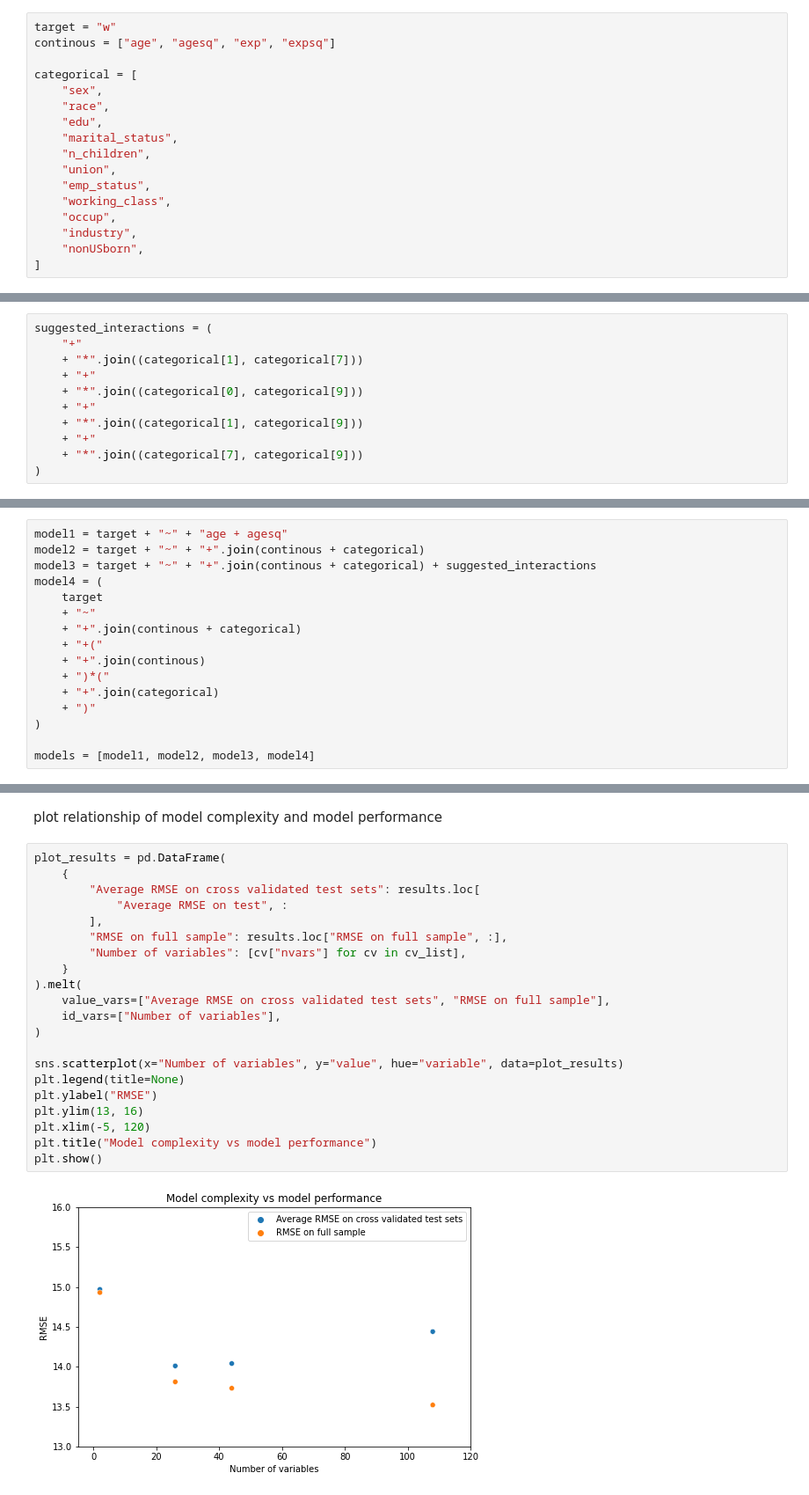
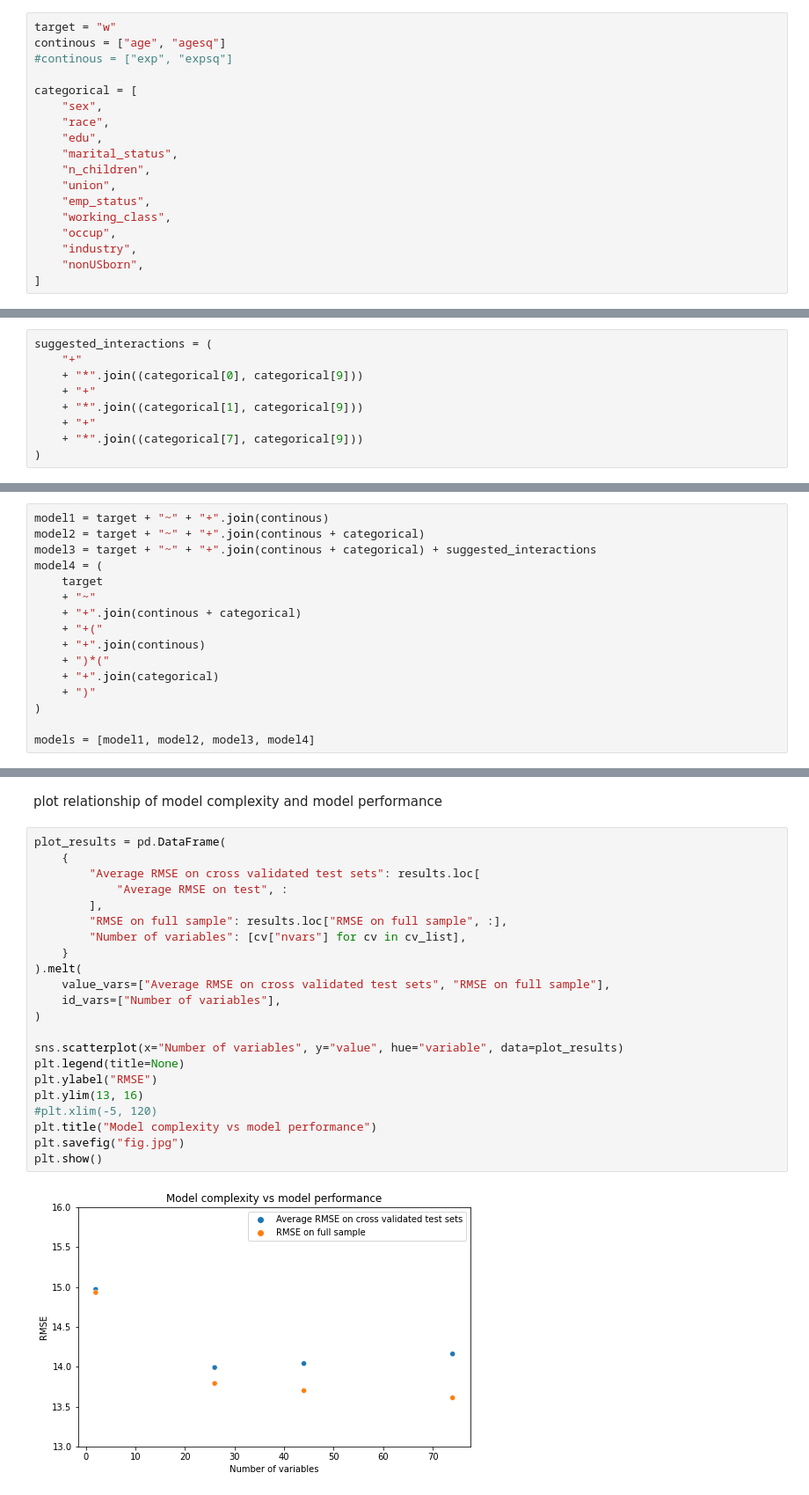
Before and after one commit to adamvig96/Prediction-with-Machine-Learning-for-Economists, a Jupyter notebook: Assignment 1/code/prediction.ipynb, the cells around one changed output, grey strips where cells are left out. Shown: that part at 88% size. Saved outputs shown, nothing was run; the diff lists cells and outputs as text.

```diff
--- a/Assignment 1/code/prediction.ipynb
+++ b/Assignment 1/code/prediction.ipynb
@@ -456,7 +490,8 @@ profile.to_file("cps_report.html")
 variable types
 # %%
 target = "w"
-continous = ["age", "agesq", "exp", "expsq"]
+continous = ["age", "agesq"]
+#continous = ["exp", "expsq"]
 
 categorical = [
     "sex",
@@ -509,8 +539,6 @@ price_diff_by_variables2(data_clean,categorical[0],categorical[9])
 # %%
 suggested_interactions = (
     "+"
-    + "*".join((categorical[1], categorical[7]))
-    + "+"
     + "*".join((categorical[0], categorical[9]))
     + "+"
     + "*".join((categorical[1], categorical[9]))
@@ -522,7 +550,7 @@ suggested_interactions = (
 # %% [markdown]
  equations to estimate
 # %%
-model1 = target + "~" + "age + agesq"
+model1 = target + "~" + "+".join(continous)
 model2 = target + "~" + "+".join(continous + categorical)
 model3 = target + "~" + "+".join(continous + categorical) + suggested_interactions
 model4 = (
@@ -587,23 +616,24 @@ results
 # %%
 plot_results = pd.DataFrame(
     {
         "Average RMSE on cross validated test sets": results.loc[
             "Average RMSE on test", :
         ],
         "RMSE on full sample": results.loc["RMSE on full sample", :],
         "Number of variables": [cv["nvars"] for cv in cv_list],
     }
 ).melt(
     value_vars=["Average RMSE on cross validated test sets", "RMSE on full sample"],
     id_vars=["Number of variables"],
 )
 
 sns.scatterplot(x="Number of variables", y="value", hue="variable", data=plot_results)
 plt.legend(title=None)
 plt.ylabel("RMSE")
 plt.ylim(13, 16)
-plt.xlim(-5, 120)
+#plt.xlim(-5, 120)
 plt.title("Model complexity vs model performance")
+plt.savefig("fig.jpg")
 plt.show()
 # %% [output]
-[figure, old version]
+[figure, new version]
```
Also changed, not shown: parts of 22 cells of this notebook.
